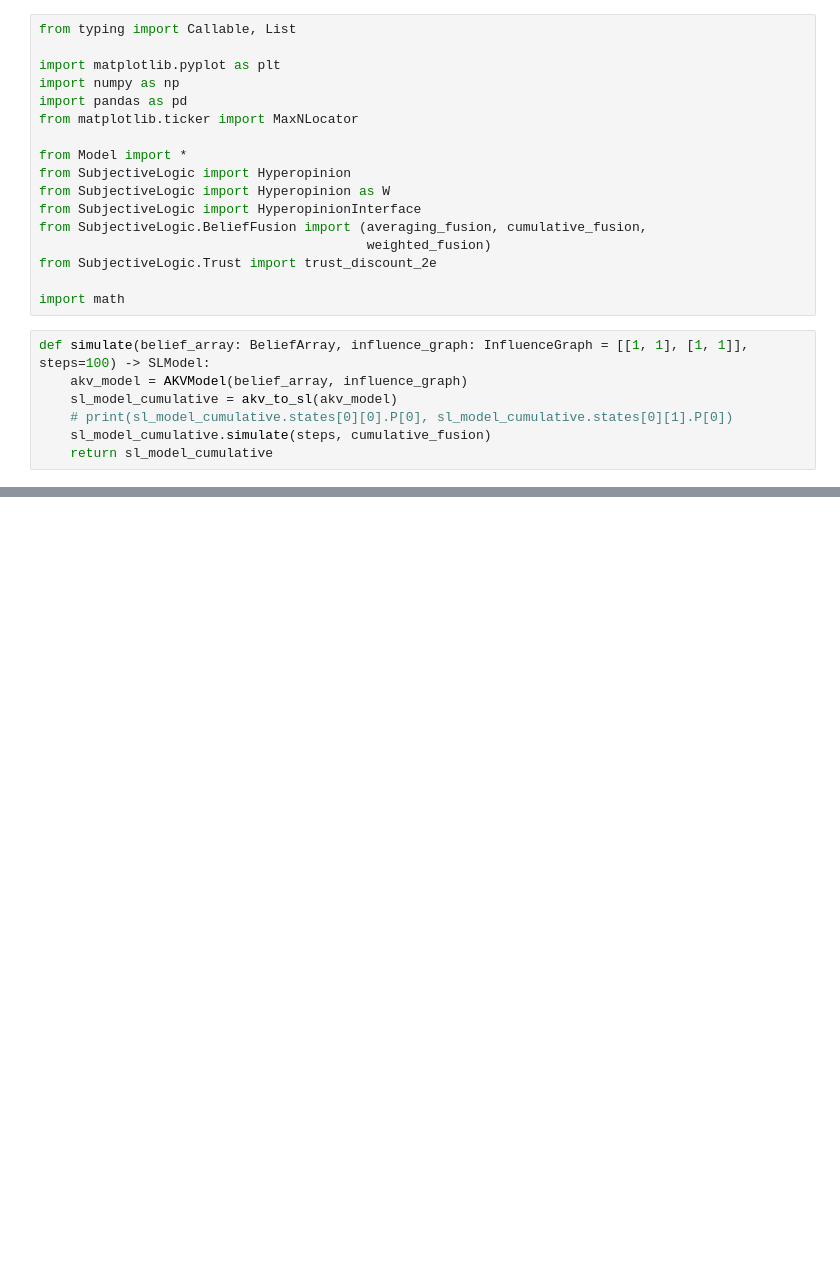
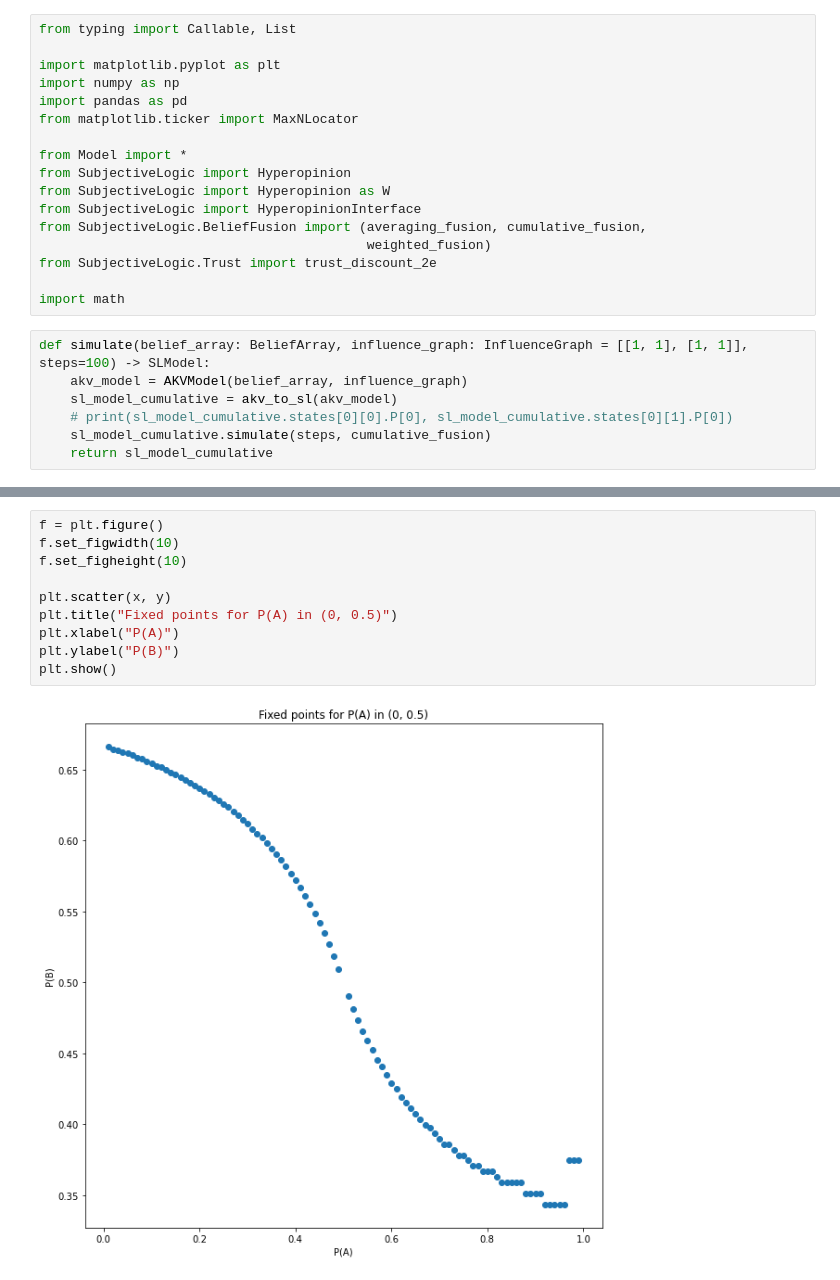
Before and after one commit to josecoliveira/subjective-logic, a Jupyter notebook: [2022-11-15] Possible bias.ipynb, the cells around one changed output, grey strips where cells are left out. Cells and saved outputs as stored; diff of their text form; blank space fills up the shorter version.

```diff
--- a/[2022-11-15] Possible bias.ipynb
+++ b/[2022-11-15] Possible bias.ipynb
@@ -63,0 +116,12 @@ findFixedPoint(0.3)
+# %%
+f = plt.figure()
+f.set_figwidth(10)
+f.set_figheight(10)
+
+plt.scatter(x, y)
+plt.title("Fixed points for P(A) in (0, 0.5)")
+plt.xlabel("P(A)")
+plt.ylabel("P(B)")
+plt.show()
+# %% [output]
+[figure, added]
```
Also changed, not shown: parts of 8 cells of this notebook, 4 other files.
